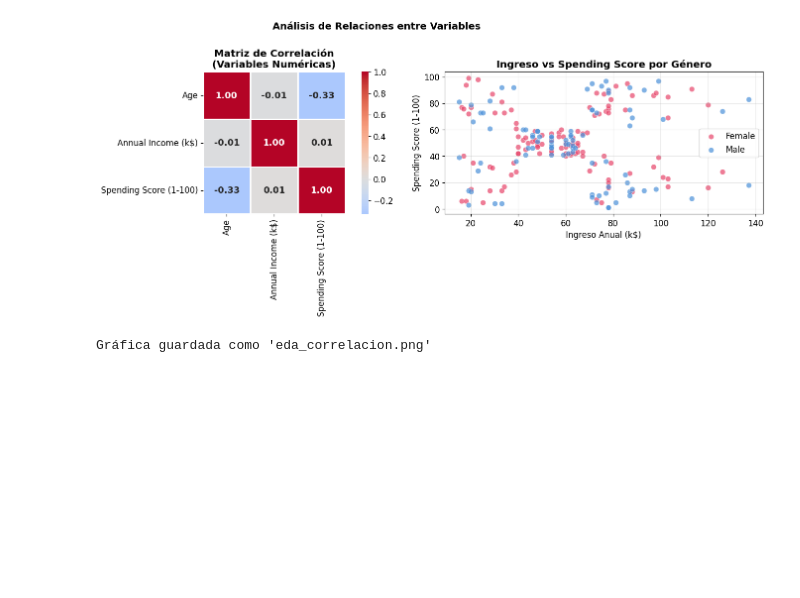
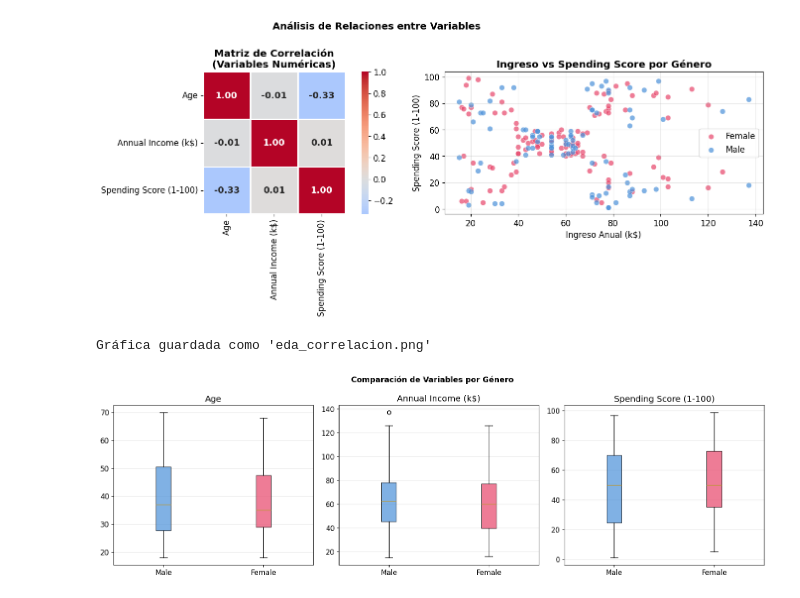
Before and after one commit to DaihanaMora/ML-Cancer-Market, a Jupyter notebook: Agrupamiento_Clientes.ipynb, the cells around one changed output. Drawn from its saved outputs; the diff is of its cells as text; code cells hidden in the pictures; blank space fills up the shorter version.

Commit message:
feat: boxplots segmentados por género

```diff
--- a/Agrupamiento_Clientes.ipynb
+++ b/Agrupamiento_Clientes.ipynb
@@ -187,3 +187,27 @@ print("Gráfica guardada como 'eda_correlacion.png'")
 # %% [output]
 [figure]
 Gráfica guardada como 'eda_correlacion.png'
+# %%
+# Boxplots por género
+fig, axes = plt.subplots(1, 3, figsize=(16, 5))
+fig.suptitle('Comparación de Variables por Género', fontsize=13, fontweight='bold')
+
+vars_plot = ['Age', 'Annual Income (k$)', 'Spending Score (1-100)']
+colors_box = ['#4A90D9', '#E8456A']
+
+for i, var in enumerate(vars_plot):
+    data_m = df[df['Gender']=='Male'][var]
+    data_f = df[df['Gender']=='Female'][var]
+    bp = axes[i].boxplot([data_m, data_f], labels=['Male', 'Female'],
+                         patch_artist=True, notch=False)
+    for patch, color in zip(bp['boxes'], colors_box):
+        patch.set_facecolor(color)
+        patch.set_alpha(0.7)
+    axes[i].set_title(var)
+    axes[i].grid(axis='y', alpha=0.3)
+
+plt.tight_layout()
+plt.savefig('eda_boxplots.png', dpi=150, bbox_inches='tight')
+plt.show()
+# %% [output]
+[figure, added]
```
